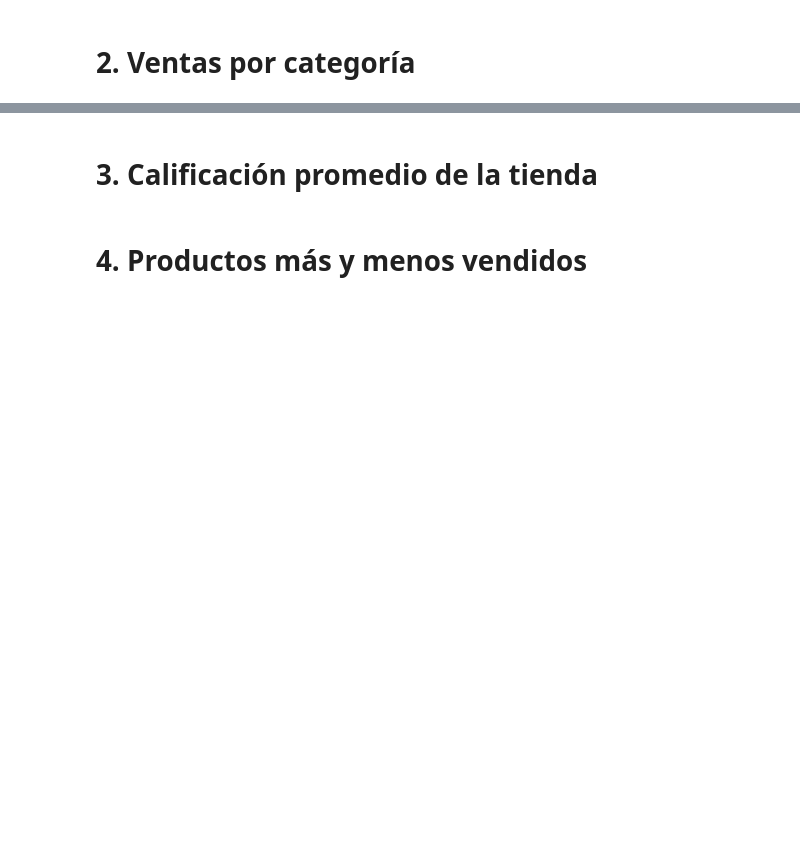
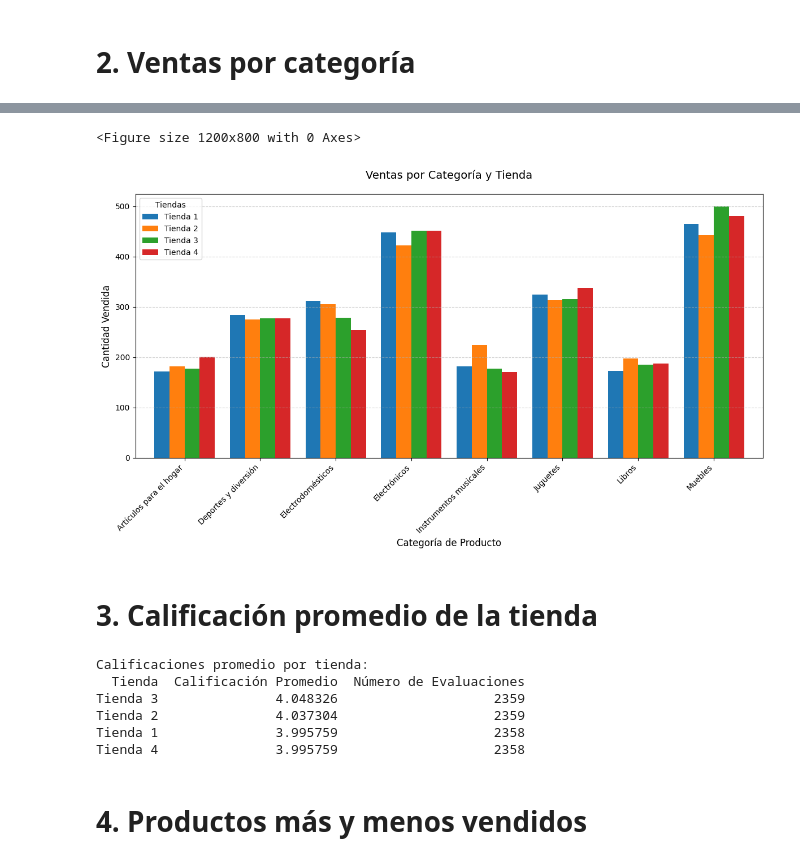
Before and after one commit to Elavat9000/Alura-Latam-Practicando-Python-para-Data-Science-Challenge-Alura-Store, a Jupyter notebook: AluraStoreLatam.ipynb, the cells around one changed output, grey strips where cells are left out. Drawn from its saved outputs; the diff is of its cells as text; code cells hidden in the pictures; blank space fills up the shorter version.

```diff
--- a/AluraStoreLatam.ipynb
+++ b/AluraStoreLatam.ipynb
@@ -28,2 +100,9 @@ tienda.head()
 # %% [markdown]
 # 2. Ventas por categoría
+# %%
+todas_tiendas = [tienda, tienda2, tienda3, tienda4]
+
+for i, tienda in enumerate(todas_tiendas, start=1):
+    ventas = tienda.groupby('Categoría del Producto').size().reset_index(name='Cantidad')
+    print(f"\nTienda {i} - Ventas por categoría (ordenadas):")
+    print(ventas.sort_values('Cantidad', ascending=False).to_string(index=False))
@@ -30,4 +127,57 @@ tienda.head()
+# %%
+colores = ['#1f77b4', '#ff7f0e', '#2ca02c', '#d62728']
+
+plt.figure(figsize=(12, 8))
+categorias = todas_tiendas[0]['Categoría del Producto'].unique()
+datos = {f'Tienda {i+1}': df['Categoría del Producto'].value_counts() for i, df in enumerate(todas_tiendas)}
+
+df_ventas = pd.DataFrame(datos).fillna(0)
+
+ax = df_ventas.plot(kind='bar',
+                    figsize=(12, 7),
+                    color=colores,
+                    width=0.8)
+
+plt.title('Ventas por Categoría y Tienda', pad=20, fontsize=14)
+plt.xlabel('Categoría de Producto', fontsize=12)
+plt.ylabel('Cantidad Vendida', fontsize=12)
+plt.xticks(rotation=45, ha='right')
+plt.legend(title='Tiendas')
+plt.grid(axis='y', linestyle='--', alpha=0.6)
+plt.tight_layout()
+plt.show()
+# %% [output]
+<Figure size 1200x800 with 0 Axes>
+[figure, added]
 # %% [markdown]
 # 3. Calificación promedio de la tienda
+# %%
+promedio_calificaciones = pd.DataFrame({
+    'Tienda': ['Tienda 1', 'Tienda 2', 'Tienda 3', 'Tienda 4'],
+    'Calificación Promedio': [
+        tienda['Calificación'].mean(),
+        tienda2['Calificación'].mean(),
+        tienda3['Calificación'].mean(),
+        tienda4['Calificación'].mean()
+    ],
+    'Número de Evaluaciones': [
+        len(tienda),
+        len(tienda2),
+        len(tienda3),
+        len(tienda4)
+    ]
+})
+
+promedio_calificaciones = promedio_calificaciones.sort_values('Calificación Promedio', ascending=False)
+
+print("Calificaciones promedio por tienda:")
+print(promedio_calificaciones.to_string(index=False))
+# %% [output]
+Calificaciones promedio por tienda:
+  Tienda  Calificación Promedio  Número de Evaluaciones
+Tienda 3               4.048326                    2359
+Tienda 2               4.037304                    2359
+Tienda 1               3.995759                    2358
+Tienda 4               3.995759                    2358
 # %% [markdown]
 # 4. Productos más y menos vendidos
```
Also changed, not shown: parts of 11 cells of this notebook.
